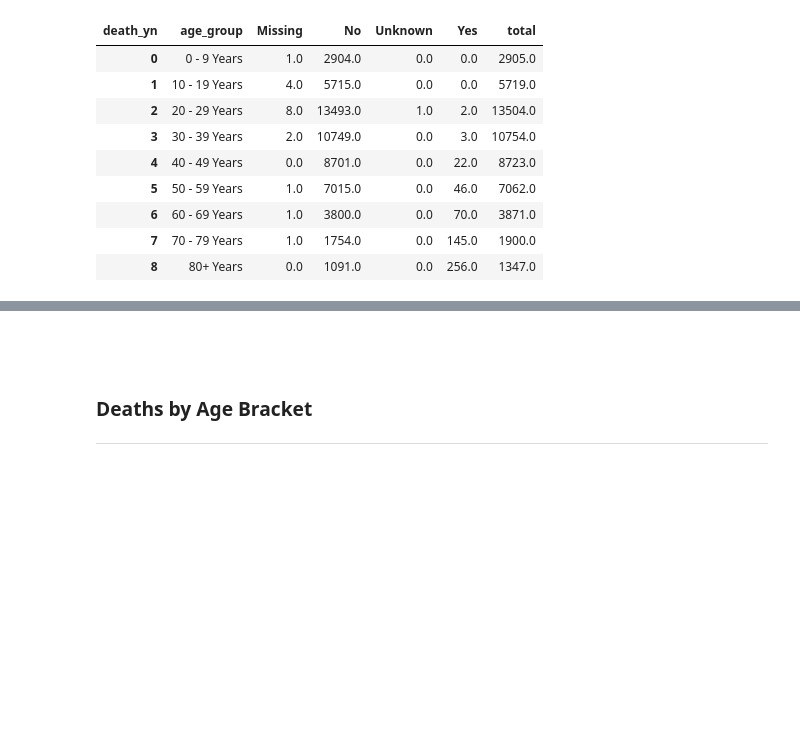
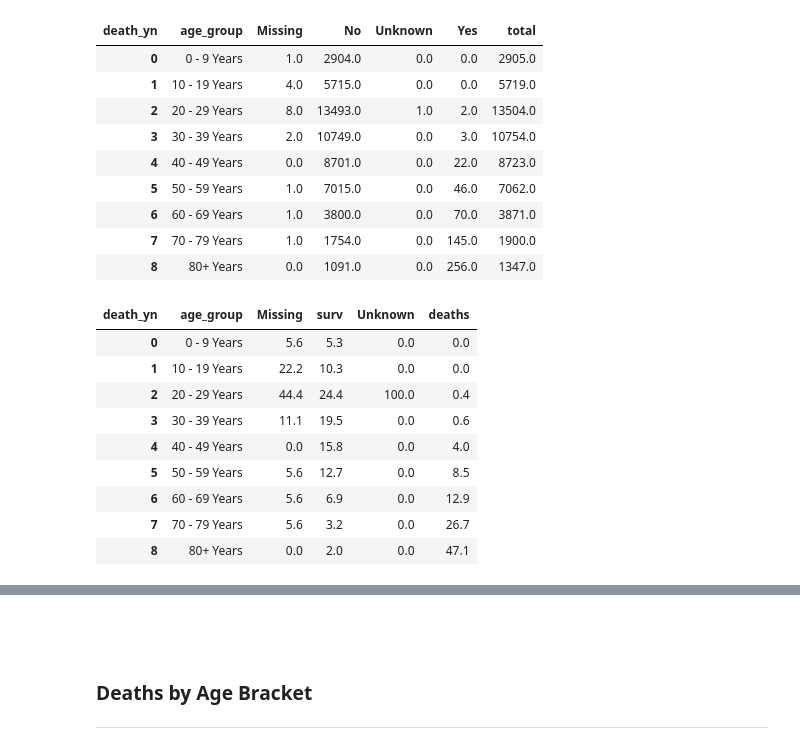
Before and after one commit to lauradahlberg/covid-19_analysis_NC, a Jupyter notebook: exploring_mecklenburg_covid_CDC_data.ipynb, the cells around one changed output, grey strips where cells are left out. Drawn from its saved outputs; the diff is of its cells as text; code cells hidden in the pictures; blank space fills up the shorter version.

```diff
--- a/exploring_mecklenburg_covid_CDC_data.ipynb
+++ b/exploring_mecklenburg_covid_CDC_data.ipynb
@@ -129,3 +129,22 @@ tba
 | 6 | 60 - 69 Years | 1.0 | 3800.0 | 0.0 | 70.0 | 3871.0 |
 | 7 | 70 - 79 Years | 1.0 | 1754.0 | 0.0 | 145.0 | 1900.0 |
 | 8 | 80+ Years | 0.0 | 1091.0 | 0.0 | 256.0 | 1347.0 |
+# %%
+# getting percentage for one group from all ages??
+tba_count = df.groupby(['age_group','death_yn'])['death_yn'].count().unstack()
+
+tba_p = (tba_count*100/tba_count.sum()).round(1).fillna(0).reset_index()
+tba_p = tba_p.rename(columns = {'No': 'surv', 'Yes':'deaths'})
+
+tba_p
+# %% [output]
+| death_yn | age_group | Missing | surv | Unknown | deaths |
+| 0 | 0 - 9 Years | 5.6 | 5.3 | 0.0 | 0.0 |
+| 1 | 10 - 19 Years | 22.2 | 10.3 | 0.0 | 0.0 |
+| 2 | 20 - 29 Years | 44.4 | 24.4 | 100.0 | 0.4 |
+| 3 | 30 - 39 Years | 11.1 | 19.5 | 0.0 | 0.6 |
+| 4 | 40 - 49 Years | 0.0 | 15.8 | 0.0 | 4.0 |
+| 5 | 50 - 59 Years | 5.6 | 12.7 | 0.0 | 8.5 |
+| 6 | 60 - 69 Years | 5.6 | 6.9 | 0.0 | 12.9 |
+| 7 | 70 - 79 Years | 5.6 | 3.2 | 0.0 | 26.7 |
+| 8 | 80+ Years | 0.0 | 2.0 | 0.0 | 47.1 |
```
Also changed, not shown: parts of 6 cells of this notebook.
